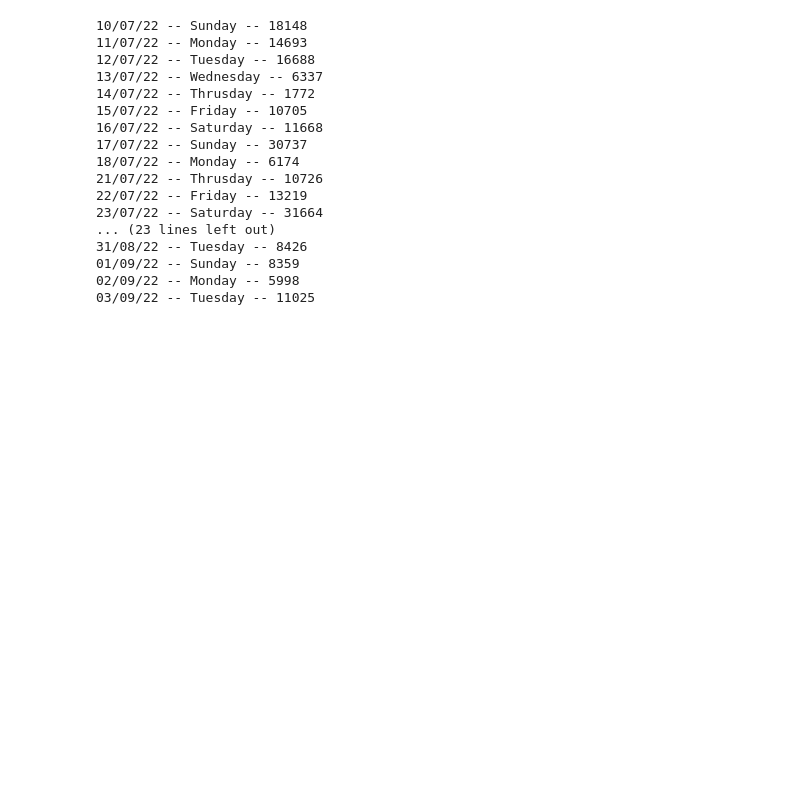
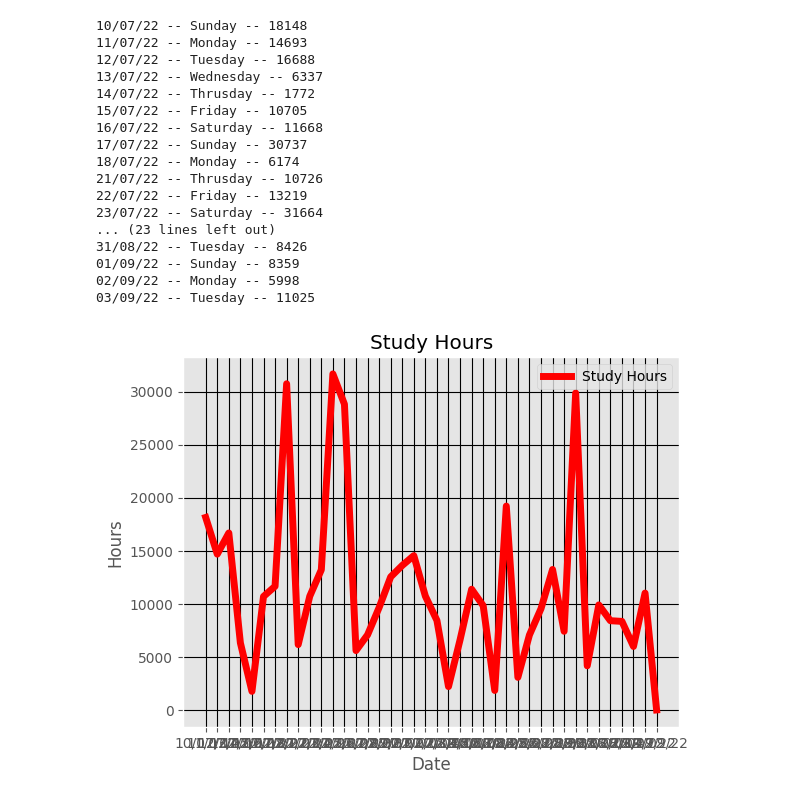
Before and after one commit to RyzenMu/Compressed_Python_Projects, a Jupyter notebook: Machine_Learning/Coding_Hours_Patterns/Coding_Hours.ipynb, the cells around one changed output. Drawn from its saved outputs; the diff is of its cells as text; code cells hidden in the pictures; blank space fills up the shorter version.

Commit message:
Graph Added

```diff
--- a/Machine_Learning/Coding_Hours_Patterns/Coding_Hours.ipynb
+++ b/Machine_Learning/Coding_Hours_Patterns/Coding_Hours.ipynb
@@ -173,3 +175,21 @@ for i in range(len(coding_dates)-1):
 01/09/22 -- Sunday -- 8359
 02/09/22 -- Monday -- 5998
 03/09/22 -- Tuesday -- 11025
+# %%
+from cProfile import label
+
+time_list.append(23)
+style.use('ggplot')
+x = coding_dates
+y = time_list
+plt.plot(x, y, 'r', label='Study Hours', linewidth = 5)
+
+plt.title('Study Hours')
+plt.ylabel('Hours')
+plt.xlabel('Date')
+
+plt.legend()
+plt.grid(True, color = 'k')
+plt.show()
+# %% [output]
+[figure, added]
```
Also changed, not shown: parts of 1 cell of this notebook, 1 other file.
